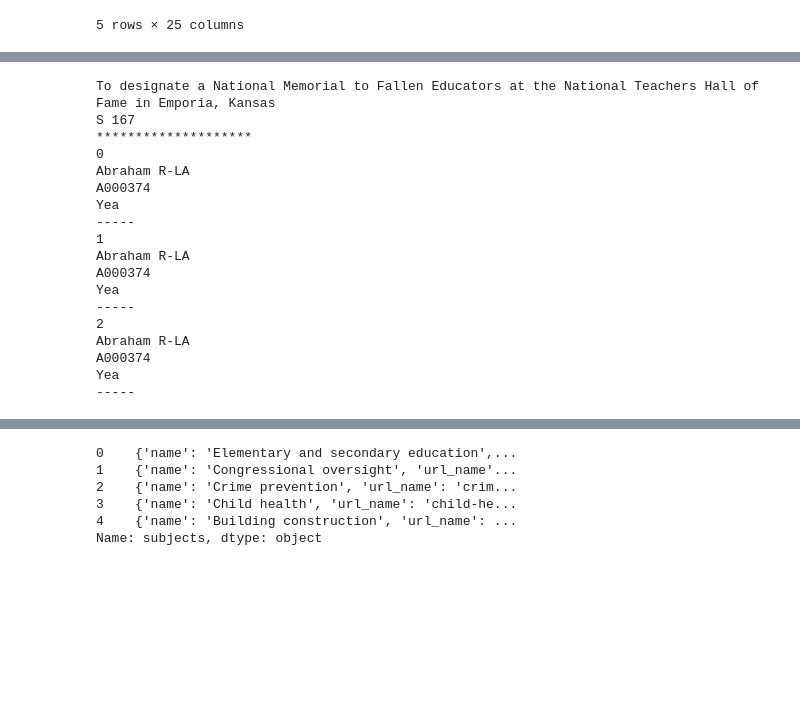
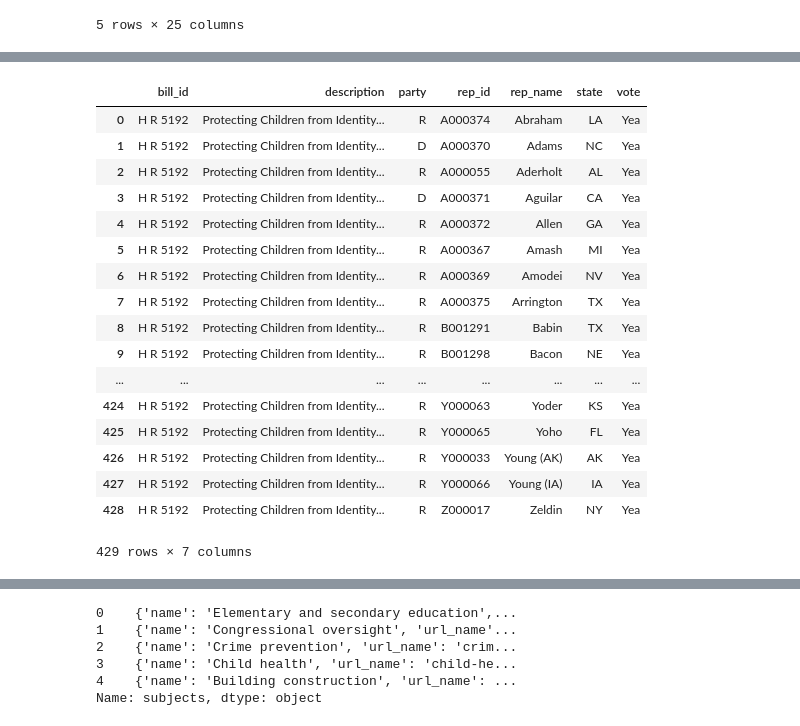
Before and after one commit to qcx201-nyu/PPDS, a Jupyter notebook: politician.ipynb, the cells around one changed output, grey strips where cells are left out. Cells and saved outputs as stored; diff of their text form; code cells hidden in the pictures; blank space fills up the shorter version.

```diff
--- a/politician.ipynb
+++ b/politician.ipynb
@@ -549,44 +669,45 @@ print(response.text[:1000])
 # %%
-url = congress.votes.by_month('house')['votes'][0]['source']
+# House Vote Scrap
 
-response = requests.get(url)
+vote_url = congress.votes.by_month('house')['votes'][0]['source']
+
+response = requests.get(vote_url)
 doc = html.fromstring(response.content)
 
-print(doc.xpath('//vote-desc')[0].text_content())
-print(doc.xpath('//legis-num')[0].text_content())
-print('*'*20)
+descrp = doc.xpath('//vote-desc')[0].text_content()
+legis_num = doc.xpath('//legis-num')[0].text_content()
 
-n = 0
-for record in doc.xpath('//vote-data/recorded-vote'):
-    while n < 3:
-        print(n)
-        rep_id = record.xpath('./legislator')[0].get('name-id')
-        party = record.xpath('./legislator')[0].get('party')
-        state = record.xpath('./legislator')[0].get('state')
-        name = record.xpath('./legislator')[0].text_content()
-        vote = record.xpath('./vote')[0].text_content()
+rep_id = [record.xpath('./legislator')[0].get('name-id') for record in doc.xpath('//vote-data/recorded-vote')]
+party = [record.xpath('./legislator')[0].get('party') for record in doc.xpath('//vote-data/recorded-vote')]
+state = [record.xpath('./legislator')[0].get('state') for record in doc.xpath('//vote-data/recorded-vote')]
+name = [record.xpath('./legislator')[0].text_content() for record in doc.xpath('//vote-data/recorded-vote')]
+vote = [record.xpath('./vote')[0].text_content() for record in doc.xpath('//vote-data/recorded-vote')]
 
-        print(name,party+'-'+state)
-        print(rep_id)
-        print(vote)
-        print('-'*5)
-        n += 1
+pd.DataFrame({
+    'bill_id': legis_num,
+    'vote' : vote,
+    'rep_id' : rep_id,
+    'rep_name' : name,
+    'party' : party,
+    'state' : state,
+    'description' : descrp
+})
 # %% [output]
+|  | bill_id | description | party | rep_id | rep_name | state | vote |
+| 0 | H R 5192 | Protecting Children from Identity... | R | A000374 | Abraham | LA | Yea |
+| 1 | H R 5192 | Protecting Children from Identity... | D | A000370 | Adams | NC | Yea |
+| 2 | H R 5192 | Protecting Children from Identity... | R | A000055 | Aderholt | AL | Yea |
+| 3 | H R 5192 | Protecting Children from Identity... | D | A000371 | Aguilar | CA | Yea |
+| 4 | H R 5192 | Protecting Children from Identity... | R | A000372 | Allen | GA | Yea |
+| 5 | H R 5192 | Protecting Children from Identity... | R | A000367 | Amash | MI | Yea |
+| 6 | H R 5192 | Protecting Children from Identity... | R | A000369 | Amodei | NV | Yea |
+| 7 | H R 5192 | Protecting Children from Identity... | R | A000375 | Arrington | TX | Yea |
+| 8 | H R 5192 | Protecting Children from Identity... | R | B001291 | Babin | TX | Yea |
+| 9 | H R 5192 | Protecting Children from Identity... | R | B001298 | Bacon | NE | Yea |
+| ... | ... | ... | ... | ... | ... | ... | ... |
+| 424 | H R 5192 | Protecting Children from Identity... | R | Y000063 | Yoder | KS | Yea |
+| 425 | H R 5192 | Protecting Children from Identity... | R | Y000065 | Yoho | FL | Yea |
+| 426 | H R 5192 | Protecting Children from Identity... | R | Y000033 | Young (AK) | AK | Yea |
+| 427 | H R 5192 | Protecting Children from Identity... | R | Y000066 | Young (IA) | IA | Yea |
+| 428 | H R 5192 | Protecting Children from Identity... | R | Z000017 | Zeldin | NY | Yea |
-To designate a National Memorial to Fallen Educators at the National Teachers Hall of Fame in Emporia, Kansas
-S 167
-********************
-0
-Abraham R-LA
-A000374
-Yea
------
-1
-Abraham R-LA
-A000374
-Yea
------
-2
-Abraham R-LA
-A000374
-Yea
------
+429 rows × 7 columns
```
Also changed, not shown: parts of 28 cells of this notebook.
